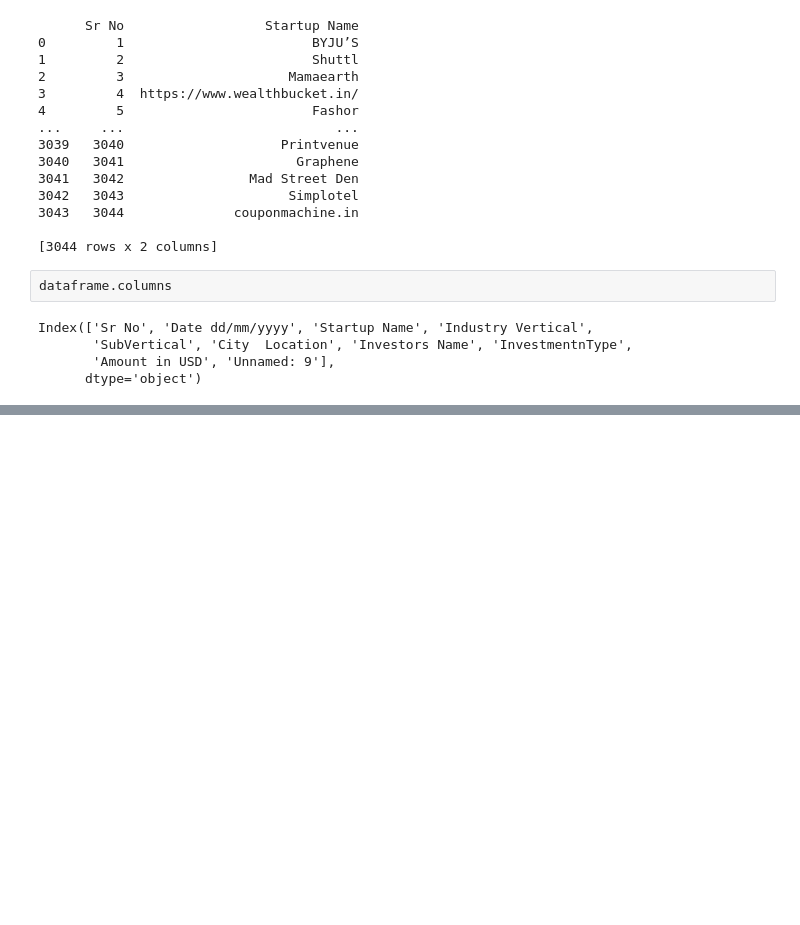
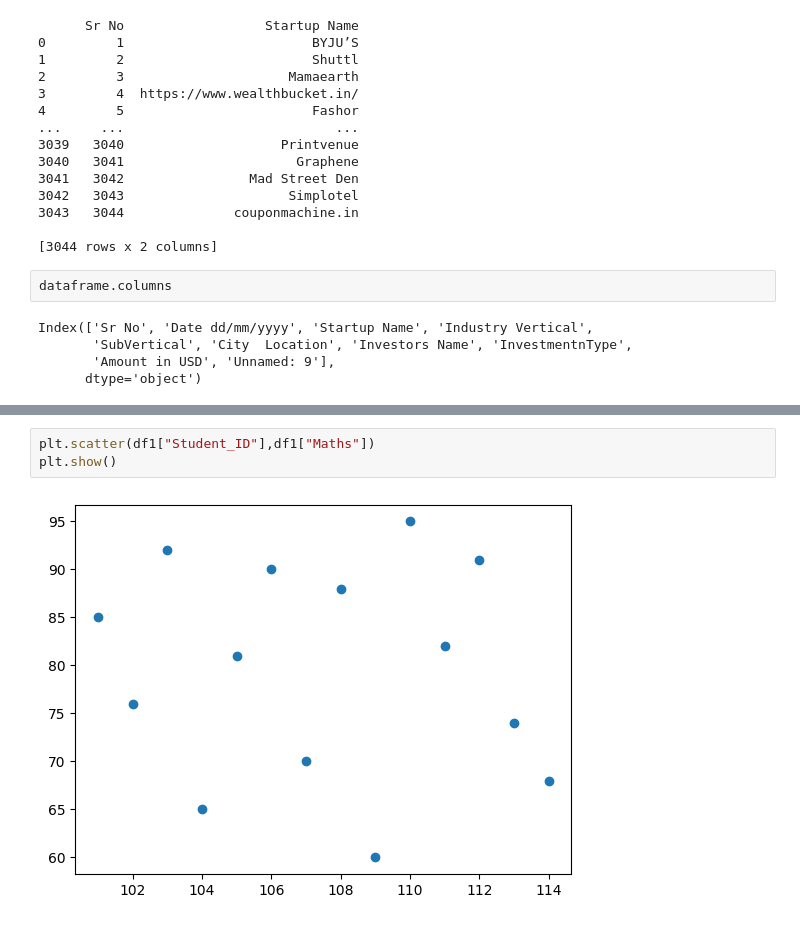
Before and after one commit to liondhindsa666-svg/RETAIL-SALES-ANALYSIS-DASHBOARD, a Jupyter notebook: Data_Cleaning.ipynb, the cells around one changed output, grey strips where cells are left out. Saved outputs shown, nothing was run; the diff lists cells and outputs as text; blank space fills up the shorter version.

```diff
--- a/Data_Cleaning.ipynb
+++ b/Data_Cleaning.ipynb
@@ -101,0 +479,5 @@ Index(['Sr No', 'Date dd/mm/yyyy', 'Startup Name', 'Industry Vertical',
+# %%
+plt.scatter(df1["Student_ID"],df1["Maths"])
+plt.show()
+# %% [output]
+[figure, added]
```
Also changed, not shown: parts of 43 cells of this notebook.
